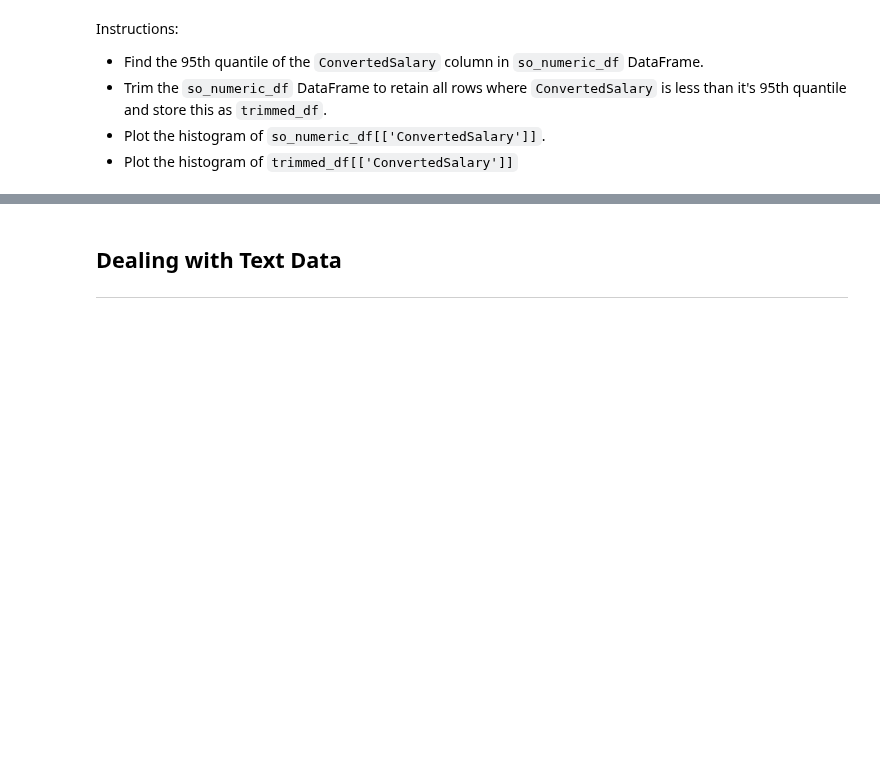
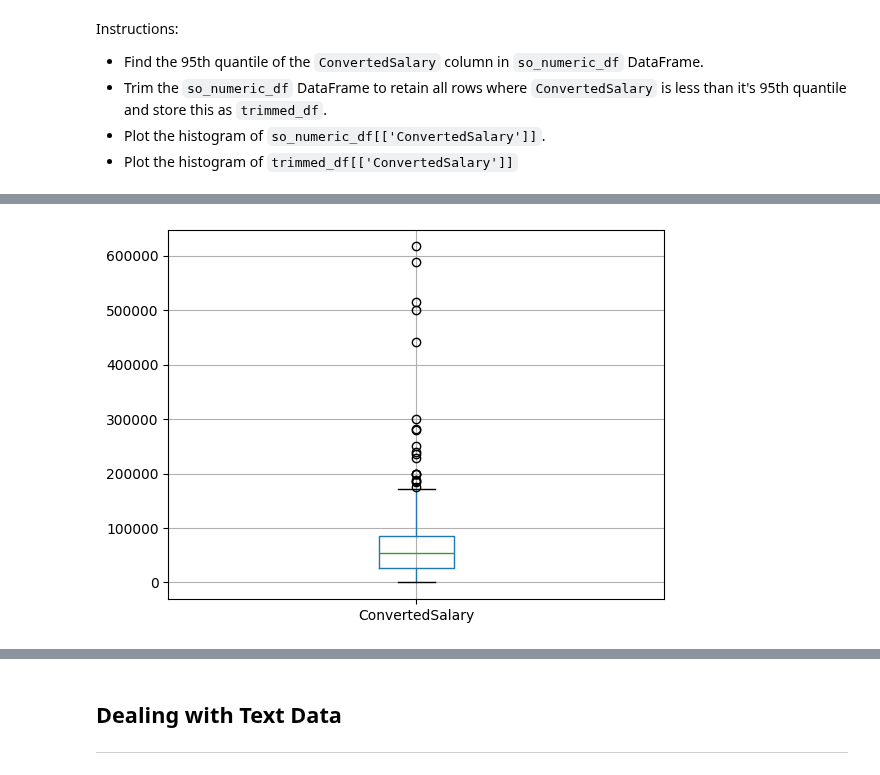
Before and after one commit to yeisonmontoya1815/Course-Machine-Learning-Python, a Jupyter notebook: 15. Feature Engineering/15. Feature Engineering.ipynb, the cells around one changed output, grey strips where cells are left out. Drawn from its saved outputs; the diff is of its cells as text; code cells hidden in the pictures; blank space fills up the shorter version.

```diff
--- a/15. Feature Engineering/15. Feature Engineering.ipynb
+++ b/15. Feature Engineering/15. Feature Engineering.ipynb
@@ -785,0 +840,18 @@ trimmed_df.hist()
+# %%
+# Find the mean and standard deviation
+mean = so_numeric_df['ConvertedSalary'].mean()
+std = so_numeric_df['ConvertedSalary'].std()
+
+# Calculate the cutoff
+cut_off = std * 3
+lower, upper = mean - cut_off, mean + cut_off
+
+# Trim the outliers
+trimmed_df = so_numeric_df[(so_numeric_df['ConvertedSalary'] < upper) &
+                           (so_numeric_df['ConvertedSalary'] > lower)]
+
+# The trimmed box plot
+trimmed_df[['ConvertedSalary']].boxplot()
+plt.show()
+# %% [output]
+[figure, added]
```
Also changed, not shown: parts of 38 cells of this notebook, 2 other files.
